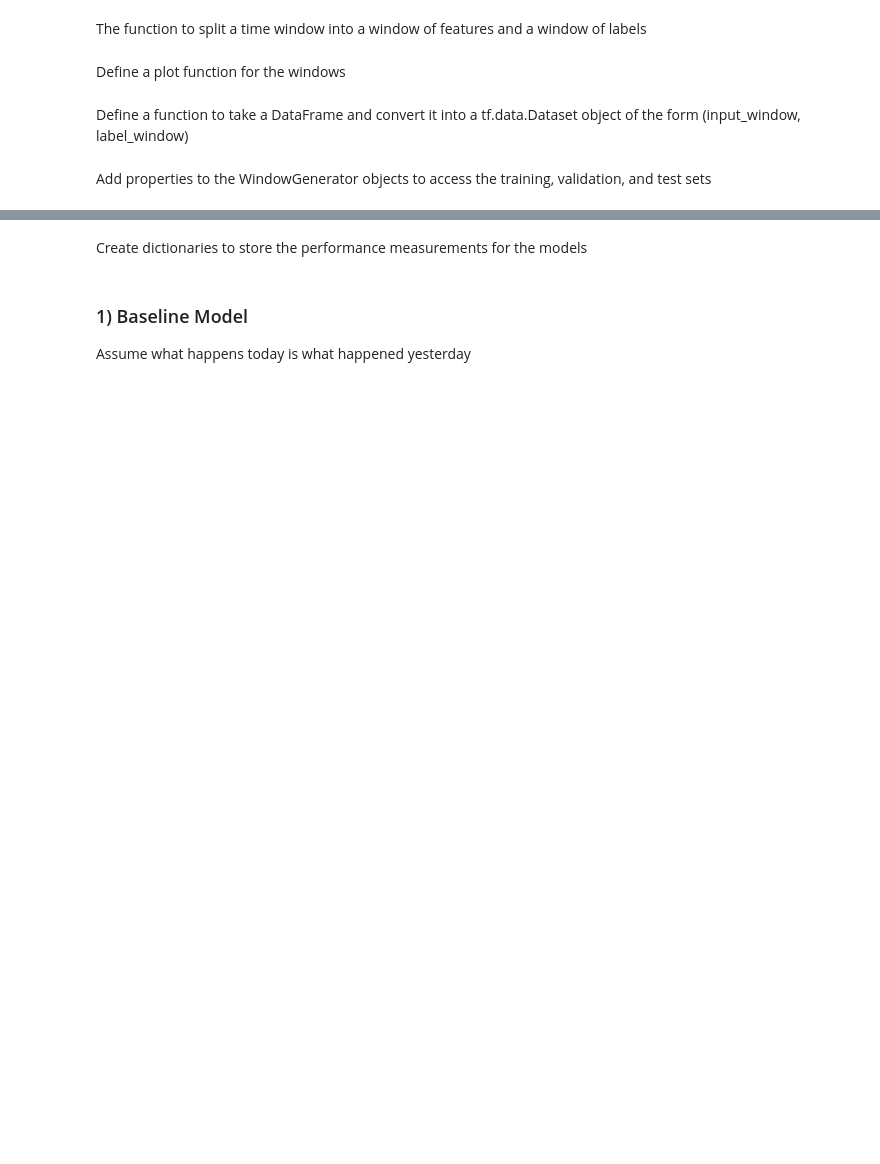
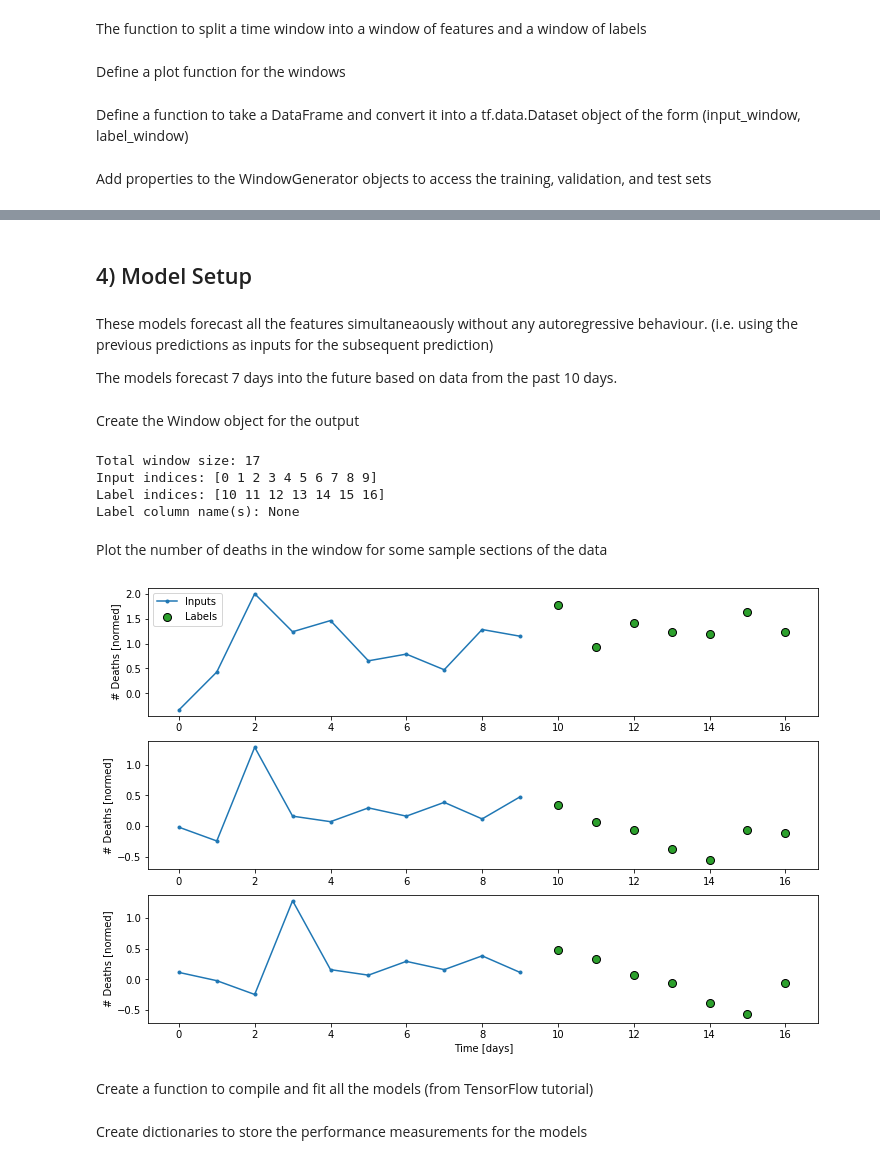
Before and after one commit to davidghobson1/COVID-19-Forecasting-Model, a Jupyter notebook: COVID-19 LSTM Neural Networks Model.ipynb, the cells around one changed output, grey strips where cells are left out. Drawn from its saved outputs; the diff is of its cells as text; code cells hidden in the pictures; blank space fills up the shorter version.

Commit message:
Updated the NN and LSTM Models

```diff
--- a/COVID-19 LSTM Neural Networks Model.ipynb
+++ b/COVID-19 LSTM Neural Networks Model.ipynb
@@ -331,0 +287,35 @@ Labels shape (batch, time-steps, features): (16, 1, 1)
+# %% [markdown]
+## 4) Model Setup
+# %% [markdown]
+These models forecast all the features simultaneaously without any autoregressive behaviour. (i.e. using the previous predictions as inputs for the subsequent prediction)
+
+The models forecast 7 days into the future based on data from the past 10 days.
+# %% [markdown]
+Create the Window object for the output
+# %%
+num_input_days = 10
+num_forecast_days = 7
+
+window = WindowGenerator(input_width=num_input_days,
+                               label_width=num_forecast_days,
+                               shift=num_forecast_days)
+window
+# %% [output]
+Total window size: 17
+Input indices: [0 1 2 3 4 5 6 7 8 9]
+Label indices: [10 11 12 13 14 15 16]
+Label column name(s): None
+# %% [markdown]
+Plot the number of deaths in the window for some sample sections of the data
+# %%
+# Stack three figures, each the length of the window, and each giving a slice of the data:
+example_window = tf.stack([np.array(train_df[:window.total_window_size]),
+                           np.array(train_df[50:50+window.total_window_size]),
+                           np.array(train_df[100:100+window.total_window_size])])
+example_inputs, example_labels = window.split_window(example_window)
+
+window.plot(plot_col='# Deaths')
+# %% [output]
+[figure, added]
+# %% [markdown]
+Create a function to compile and fit all the models (from TensorFlow tutorial)
@@ -334,7 +342,3 @@ Create dictionaries to store the performance measurements for the models
 # %%
 val_performance = {}
 performance = {}
-# %% [markdown]
-### 1) Baseline Model
-
-Assume what happens today is what happened yesterday
```
Also changed, not shown: parts of 101 cells of this notebook.
